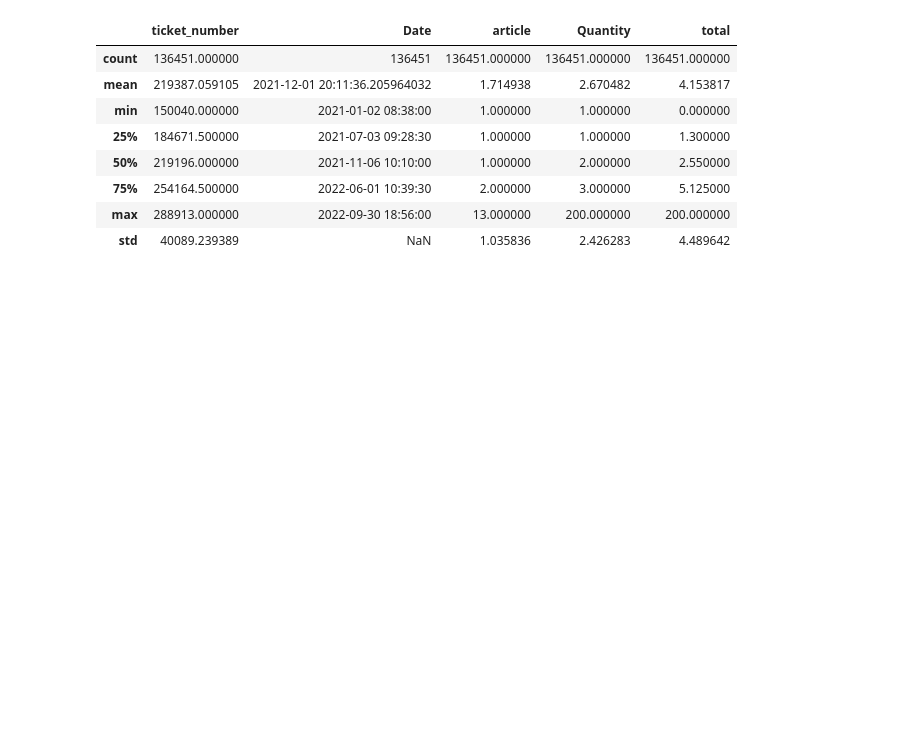
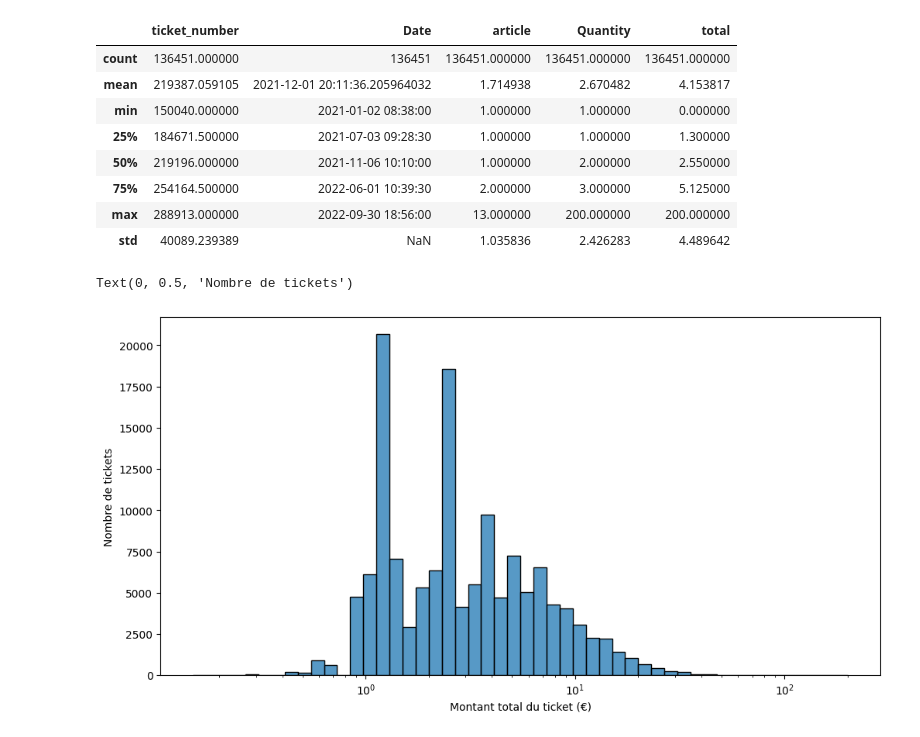
Before and after one commit to claragarciaperez9/French_bakery_forecasting, a Jupyter notebook: test.ipynb, the cells around one changed output. Saved outputs shown, nothing was run; the diff lists cells and outputs as text; code cells hidden in the pictures; blank space fills up the shorter version.

```diff
--- a/test.ipynb
+++ b/test.ipynb
@@ -7,10 +7,11 @@ Hello Test French Bakery Forecast Project! I'm using WhatsApp !
 # %%
 import pandas as pd
 import numpy as np
+from ipywidgets import interact, Dropdown
 import seaborn as sns
 from matplotlib import pyplot as plt
 
-path = "data_tmp/bakery_sales.csv"
+path = "df_tmp/bakery_sales.csv"
 df = pd.read_csv(path, sep=',').drop(columns=['Unnamed: 0'])
 df.head()
 # %% [output]
@@ -222,3 +269,11 @@ tickets.describe()
 | 75% | 254164.500000 | 2022-06-01 10:39:30 | 2.000000 | 3.000000 | 5.125000 |
 | max | 288913.000000 | 2022-09-30 18:56:00 | 13.000000 | 200.000000 | 200.000000 |
 | std | 40089.239389 | NaN | 1.035836 | 2.426283 | 4.489642 |
+# %%
+plt.figure(figsize=(12,6))
+sns.histplot(tickets['total'], bins=50, log_scale=True)
+plt.xlabel('Montant total du ticket (€)')
+plt.ylabel("Nombre de tickets")
+# %% [output]
+Text(0, 0.5, 'Nombre de tickets')
+[figure, added]
```
Also changed, not shown: parts of 9 cells of this notebook.
